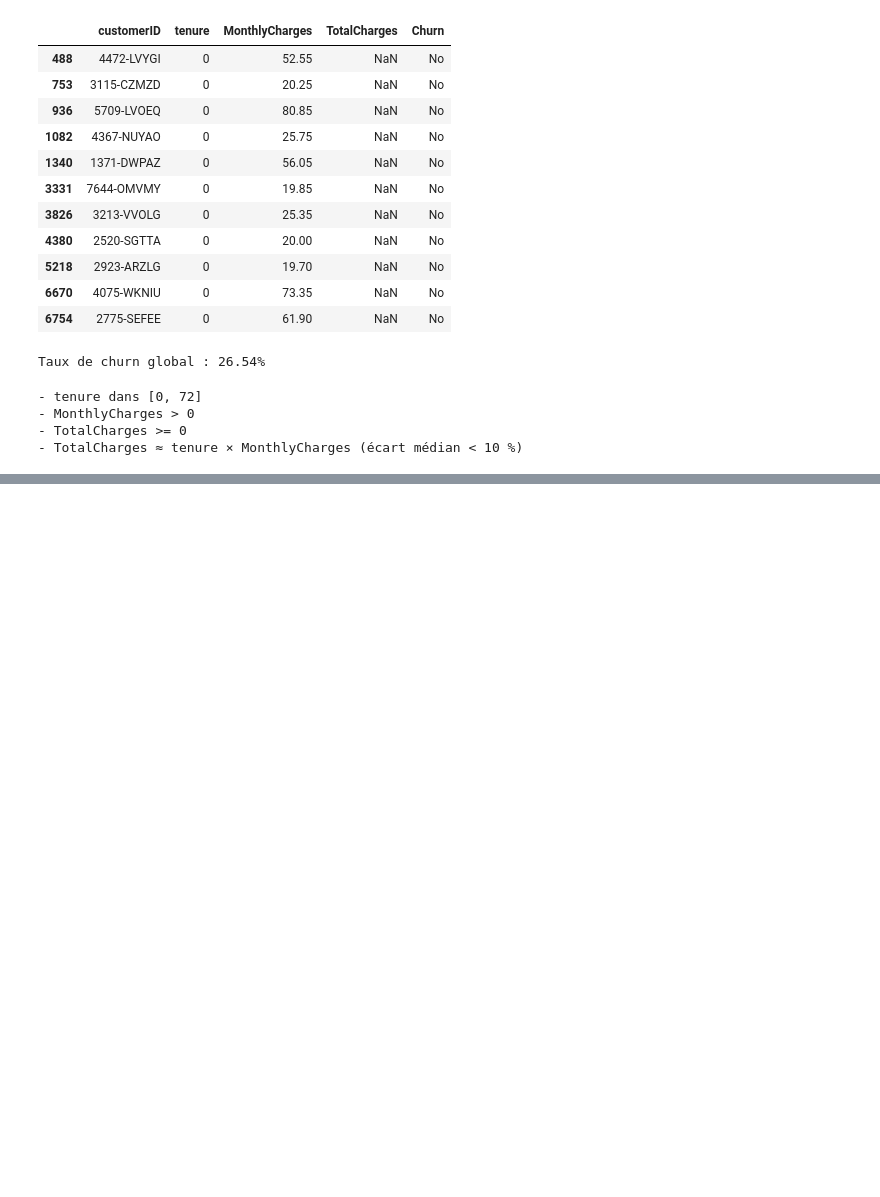
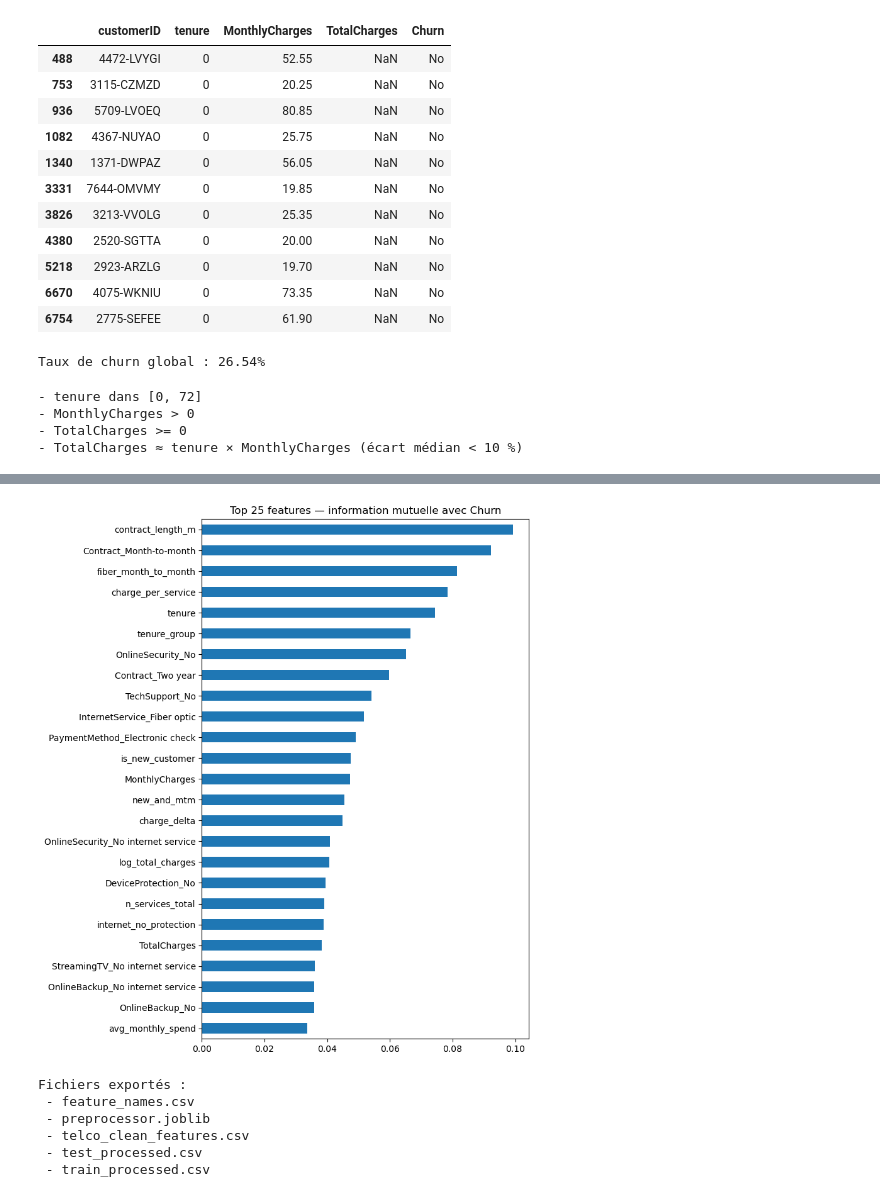
Before and after one commit to massamba0809/churn-prediction-ml, a Jupyter notebook: notebooks/03_Prétraitement_&_Feature_Engineering.ipynb, the cells around one changed output, grey strips where cells are left out. Cells and saved outputs as stored; diff of their text form; code cells hidden in the pictures; blank space fills up the shorter version.

```diff
--- a/notebooks/03_Prétraitement_&_Feature_Engineering.ipynb
+++ b/notebooks/03_Prétraitement_&_Feature_Engineering.ipynb
@@ -114,0 +195,12 @@ df = df.drop_duplicates(subset="customerID").reset_index(drop=True)
+# %%
+# Split Train / Test (stratifié)
+TARGET = "Churn"
+X = df_fe.drop(columns=[TARGET, "customerID"])
+y = df_fe[TARGET]
+ids = df_fe["customerID"]
+
+X_train, X_test, y_train, y_test, id_train, id_test = train_test_split(
+    X, y, ids, test_size=0.20, stratify=y, random_state=42)
+
+print(f"Train : {X_train.shape} | churn = {y_train.mean():.2%}")
+print(f"Test  : {X_test.shape} | churn = {y_test.mean():.2%}")
@@ -114,0 +238,23 @@ df = df.drop_duplicates(subset="customerID").reset_index(drop=True)
+# %%
+numeric_pipe = Pipeline([("imputer", SimpleImputer(strategy="median")),
+                         ("scaler", StandardScaler())])
+ordinal_pipe = Pipeline([("imputer", SimpleImputer(strategy="most_frequent")),
+                         ("encoder", OrdinalEncoder(categories=ordinal_categories))])
+nominal_pipe = Pipeline([("imputer", SimpleImputer(strategy="most_frequent")),
+                         ("encoder", OneHotEncoder(drop="if_binary", handle_unknown="infrequent_if_exist",
+                                                   min_frequency=0.01, sparse_output=False))])
+
+preprocessor = ColumnTransformer(
+    transformers=[
+        ("num", numeric_pipe, numeric_features),
+        ("bin", "passthrough", binary_passthrough),
+        ("ord", ordinal_pipe, ordinal_features),
+        ("nom", nominal_pipe, nominal_features),
+    ],
+    verbose_feature_names_out=False,
+).set_output(transform="pandas")
+
+X_train_p = preprocessor.fit_transform(X_train)
+X_test_p = preprocessor.transform(X_test)
+print("Train :", X_train_p.shape, "| Test :", X_test_p.shape)
+X_train_p.head()
@@ -114,0 +322,34 @@ df = df.drop_duplicates(subset="customerID").reset_index(drop=True)
+# %%
+# Importance univariée rapide (information mutuelle) sur le train
+from sklearn.feature_selection import mutual_info_classif
+mi = pd.Series(mutual_info_classif(X_train_p, y_train, random_state=42),
+               index=X_train_p.columns).sort_values(ascending=False)
+plt.figure(figsize=(8, 9)); mi.head(25).iloc[::-1].plot.barh()
+plt.title("Top 25 features — information mutuelle avec Churn"); plt.tight_layout(); plt.show()
+# %% [output]
+[figure, added]
+# %%
+# Export des artefacts
+# Jeux prêts pour la modélisation
+OUT_DIR = Path("../data/rawtelco_customer_churn.csv"); OUT_DIR.mkdir(exist_ok=True)
+train_out = X_train_p.assign(Churn=y_train.values, customerID=id_train.values)
+test_out = X_test_p.assign(Churn=y_test.values, customerID=id_test.values)
+train_out.to_csv(OUT_DIR / "train_processed.csv", index=False)
+test_out.to_csv(OUT_DIR / "test_processed.csv", index=False)
+
+# Données nettoyées + features (avant encodage/scaling) pour l'analyse
+df_fe.to_csv(OUT_DIR / "telco_clean_features.csv", index=False)
+
+# Pipeline fitté (à réutiliser en production / inférence)
+joblib.dump(preprocessor, OUT_DIR / "preprocessor.joblib")
+
+# Liste des features finales
+pd.Series(X_train_p.columns, name="feature").to_csv(OUT_DIR / "feature_names.csv", index=False)
+print("Fichiers exportés :", *[p.name for p in OUT_DIR.iterdir()], sep="\n - ")
+# %% [output]
+Fichiers exportés :
+ - feature_names.csv
+ - preprocessor.joblib
+ - telco_clean_features.csv
+ - test_processed.csv
+ - train_processed.csv
```
Also changed, not shown: parts of 8 cells of this notebook, 5 other files.
